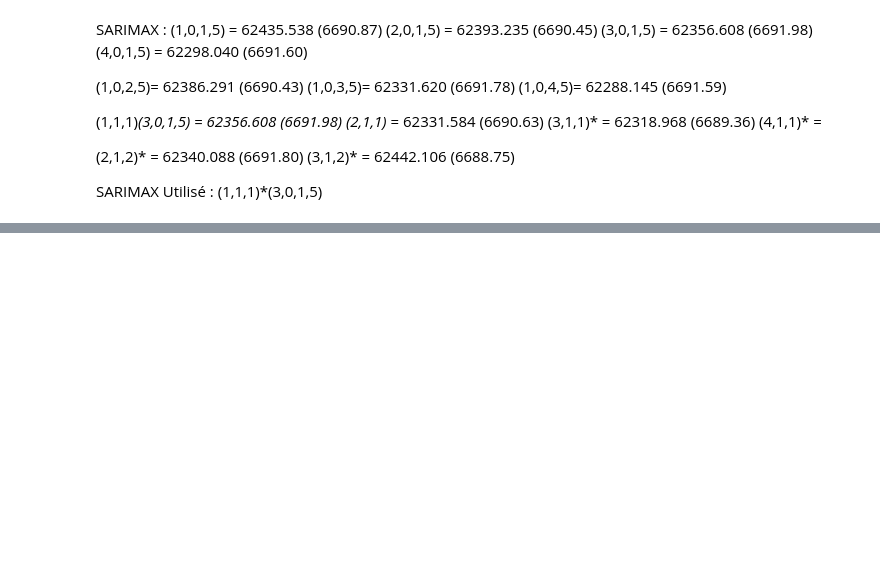
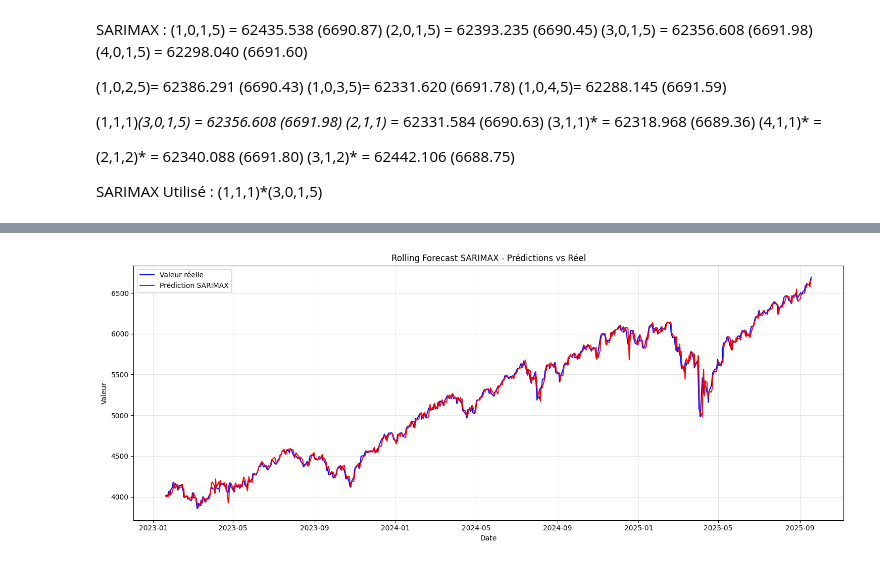
Before and after one commit to Alazuz/bigdata_project, a Jupyter notebook: SARIMAX.ipynb, the cells around one changed output, grey strips where cells are left out. Saved outputs shown, nothing was run; the diff lists cells and outputs as text; code cells hidden in the pictures; blank space fills up the shorter version.

Commit message:
SARIMAX

```diff
--- a/SARIMAX.ipynb
+++ b/SARIMAX.ipynb
@@ -868,0 +240,17 @@ ValueError: SARIMAX models require univariate `endog`. Got shape (6051, 51).
+# %%
+df = df.rename(columns={'Prédiction': 'prediction'})
+results.to_csv('Test_SARIMAX.csv',sep='|')
+
+# === Visualisation === #
+plt.figure(figsize=(15, 6))
+plt.plot(results.index, results['Valeur réelle'], label='Valeur réelle', color='blue')
+plt.plot(results.index, results['Prédiction'], label='Prédiction SARIMAX', color='red')
+plt.title('Rolling Forecast SARIMAX - Prédictions vs Réel')
+plt.xlabel('Date')
+plt.ylabel('Valeur')
+plt.legend()
+plt.grid(True, alpha=0.3)
+plt.tight_layout()
+plt.show()
+# %% [output]
+[figure, added]
```
Also changed, not shown: parts of 5 cells of this notebook, 1 other file.
